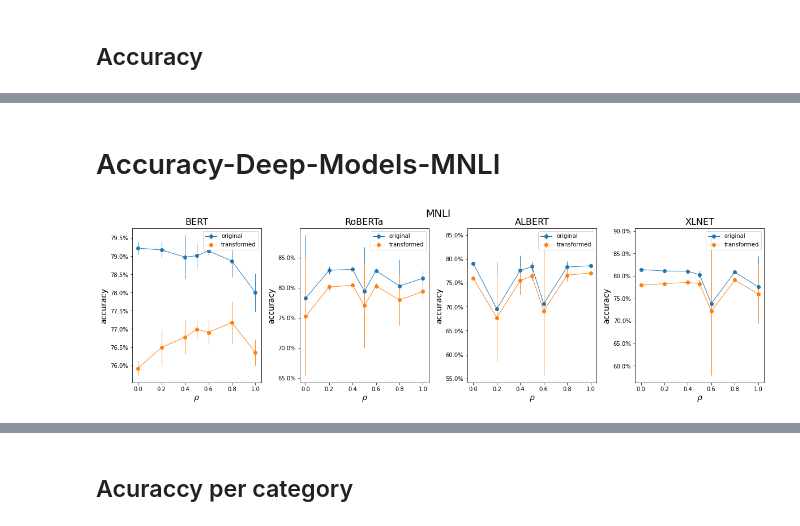
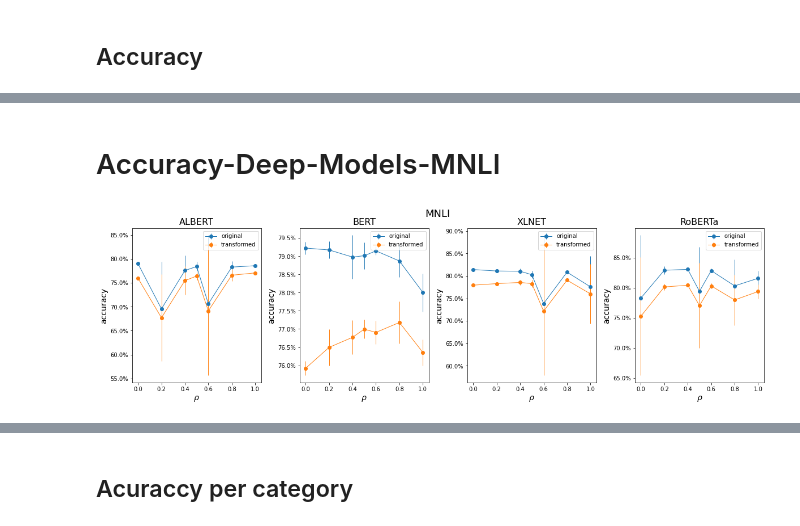
Before and after one commit to lukewanless/looking-for-equivalences, a Jupyter notebook: src/analysis1_quantitative_results.ipynb, the cells around one changed output, grey strips where cells are left out. Drawn from its saved outputs; the diff is of its cells as text; code cells hidden in the pictures.

```diff
--- a/src/analysis1_quantitative_results.ipynb
+++ b/src/analysis1_quantitative_results.ipynb
@@ -1092,58 +1111,58 @@ acc_mnli_xlnet = pd.concat(acc_mnli_xlnet, 1)
 acc_mnli_xlnet.columns = batchs
 
 acc_t_mnli_xlnet = pd.concat(acc_t_mnli_xlnet, 1)
 acc_t_mnli_xlnet.columns = batchs
 
 
 diff_mnli_xlnet = pd.concat(diff_mnli_xlnet, 1)
 diff_mnli_xlnet.columns = batchs
 
 # PLOT
 
 fig, ax = plt.subplots(1,4, figsize=(20,5))
-ax[0].errorbar(acc_mnli_bert.index, acc_mnli_bert.mean(1), yerr=acc_mnli_bert.std(1), fmt='-o', linewidth=1.00, label="original");
-ax[0].errorbar(acc_t_mnli_bert.index, acc_t_mnli_bert.mean(1), yerr=acc_t_mnli_bert.std(1), fmt='-o', linewidth=1.00, label="transformed");
+ax[1].errorbar(acc_mnli_bert.index, acc_mnli_bert.mean(1), yerr=acc_mnli_bert.std(1), fmt='-o', linewidth=1.00, label="original");
+ax[1].errorbar(acc_t_mnli_bert.index, acc_t_mnli_bert.mean(1), yerr=acc_t_mnli_bert.std(1), fmt='-o', linewidth=1.00, label="transformed");
+ax[1].set_xlabel(r"$\rho$", fontsize=14);
+ax[1].set_ylabel("accuracy", fontsize=14);
+ax[1].legend(loc="best");
+ax[1].set_title("BERT", fontsize=16);
+ax[1].yaxis.set_major_formatter(FuncFormatter(y_axis_formatter))
+
+
+ax[3].errorbar(acc_mnli_roberta.index, acc_mnli_roberta.mean(1), yerr=acc_mnli_roberta.std(1), fmt='-o', linewidth=1.00, label="original");
+ax[3].errorbar(acc_t_mnli_roberta.index, acc_t_mnli_roberta.mean(1), yerr=acc_t_mnli_roberta.std(1), fmt='-o', linewidth=1.00, label="transformed");
+ax[3].set_xlabel(r"$\rho$", fontsize=14);
+ax[3].set_ylabel("accuracy", fontsize=14);
+ax[3].legend(loc="best");
+ax[3].set_title("RoBERTa", fontsize=16);
+ax[3].yaxis.set_major_formatter(FuncFormatter(y_axis_formatter))
+
+
+ax[0].errorbar(acc_mnli_albert.index, acc_mnli_albert.mean(1), yerr=acc_mnli_albert.std(1), fmt='-o', linewidth=1.00, label="original");
+ax[0].errorbar(acc_t_mnli_albert.index, acc_t_mnli_albert.mean(1), yerr=acc_t_mnli_albert.std(1), fmt='-o', linewidth=1.00, label="transformed");
 ax[0].set_xlabel(r"$\rho$", fontsize=14);
 ax[0].set_ylabel("accuracy", fontsize=14);
 ax[0].legend(loc="best");
-ax[0].set_title("BERT", fontsize=16);
+ax[0].set_title("ALBERT", fontsize=16);
 ax[0].yaxis.set_major_formatter(FuncFormatter(y_axis_formatter))
 
 
-ax[1].errorbar(acc_mnli_roberta.index, acc_mnli_roberta.mean(1), yerr=acc_mnli_roberta.std(1), fmt='-o', linewidth=1.00, label="original");
-ax[1].errorbar(acc_t_mnli_roberta.index, acc_t_mnli_roberta.mean(1), yerr=acc_t_mnli_roberta.std(1), fmt='-o', linewidth=1.00, label="transformed");
-ax[1].set_xlabel(r"$\rho$", fontsize=14);
-ax[1].set_ylabel("accuracy", fontsize=14);
-ax[1].legend(loc="best");
-ax[1].set_title("RoBERTa", fontsize=16);
-ax[1].yaxis.set_major_formatter(FuncFormatter(y_axis_formatter))
-
-
-ax[2].errorbar(acc_mnli_albert.index, acc_mnli_albert.mean(1), yerr=acc_mnli_albert.std(1), fmt='-o', linewidth=1.00, label="original");
-ax[2].errorbar(acc_t_mnli_albert.index, acc_t_mnli_albert.mean(1), yerr=acc_t_mnli_albert.std(1), fmt='-o', linewidth=1.00, label="transformed");
+ax[2].errorbar(acc_mnli_xlnet.index, acc_mnli_xlnet.mean(1), yerr=acc_mnli_xlnet.std(1), fmt='-o', linewidth=1.00, label="original");
+ax[2].errorbar(acc_t_mnli_xlnet.index, acc_t_mnli_xlnet.mean(1), yerr=acc_t_mnli_xlnet.std(1), fmt='-o', linewidth=1.00, label="transformed");
 ax[2].set_xlabel(r"$\rho$", fontsize=14);
 ax[2].set_ylabel("accuracy", fontsize=14);
 ax[2].legend(loc="best");
-ax[2].set_title("ALBERT", fontsize=16);
+ax[2].set_title("XLNET", fontsize=16);
 ax[2].yaxis.set_major_formatter(FuncFormatter(y_axis_formatter))
-
-
-ax[3].errorbar(acc_mnli_xlnet.index, acc_mnli_xlnet.mean(1), yerr=acc_mnli_xlnet.std(1), fmt='-o', linewidth=1.00, label="original");
-ax[3].errorbar(acc_t_mnli_xlnet.index, acc_t_mnli_xlnet.mean(1), yerr=acc_t_mnli_xlnet.std(1), fmt='-o', linewidth=1.00, label="transformed");
-ax[3].set_xlabel(r"$\rho$", fontsize=14);
-ax[3].set_ylabel("accuracy", fontsize=14);
-ax[3].legend(loc="best");
-ax[3].set_title("XLNET", fontsize=16);
-ax[3].yaxis.set_major_formatter(FuncFormatter(y_axis_formatter))
 
 plt.figtext(0.5, 0.95, 'MNLI', ha='center', va='center',fontsize=18);
 plt.subplots_adjust(hspace=0.2, wspace=0.3);
 
 fig.savefig('figs/paper/mnli_acc.png', bbox_inches=None, pad_inches=0.5)
 display(Markdown("# Accuracy-Deep-Models-MNLI"))
 # %% [output]
 # Accuracy-Deep-Models-MNLI
-[figure, old version]
+[figure, new version]
 # %%
 models = ["baseline", "BERT", "RoBERTa", "ALBERT", "XLNET"]
 diffs = [diff_snli_baseline, diff_snli_bert,
```
Also changed, not shown: parts of 12 cells of this notebook, 7 other files.
